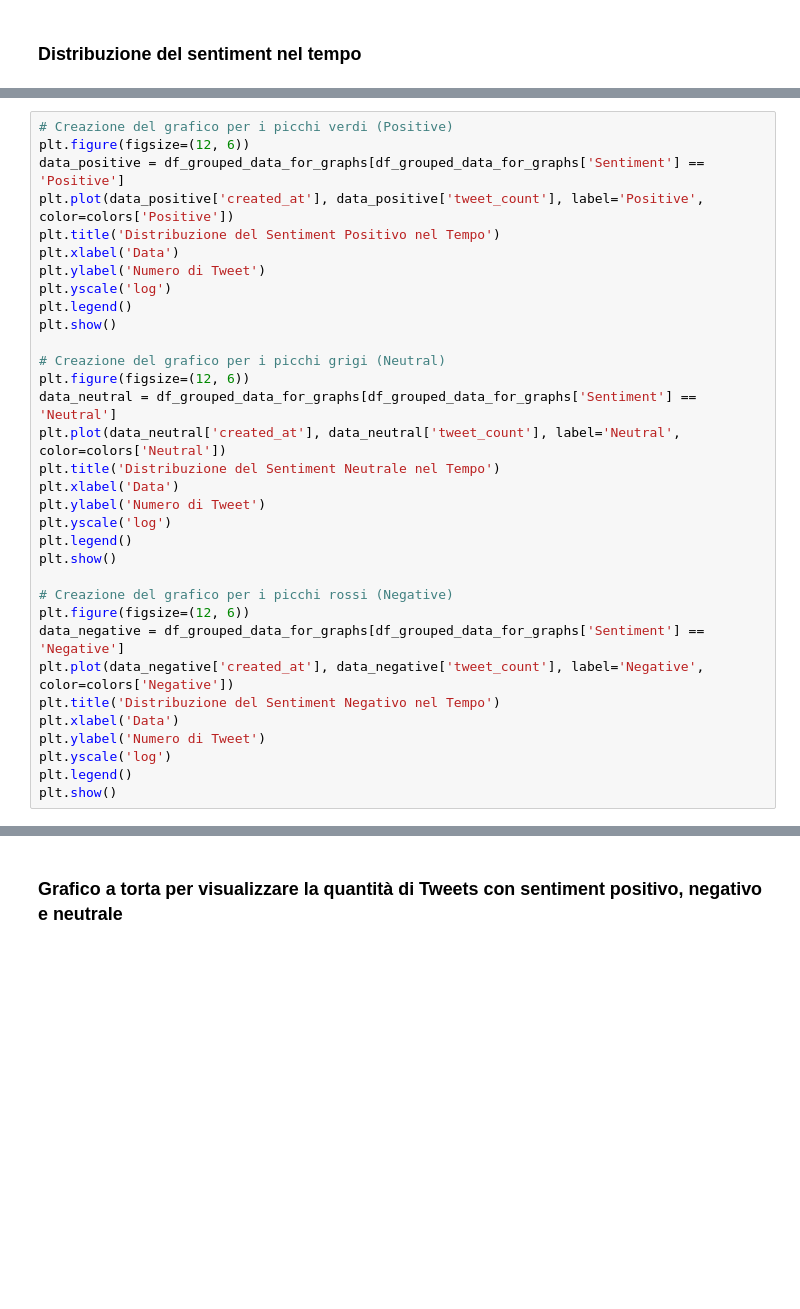
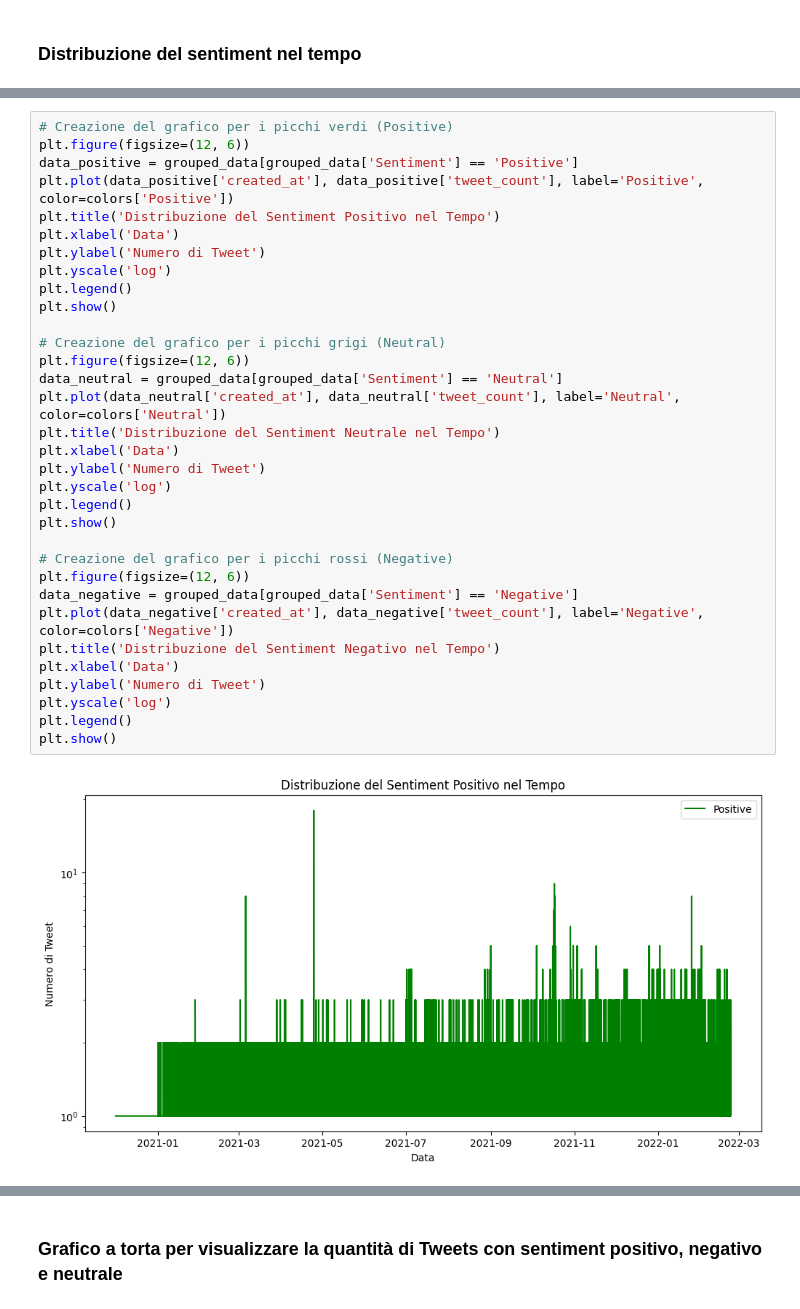
Before and after one commit to riccardospini98/Blockchain, a Jupyter notebook: tweet_SA.ipynb, the cells around one changed output, grey strips where cells are left out. Drawn from its saved outputs; the diff is of its cells as text; blank space fills up the shorter version.

```diff
--- a/tweet_SA.ipynb
+++ b/tweet_SA.ipynb
@@ -831,33 +764,35 @@ plt.show()
 # %%
 # Creazione del grafico per i picchi verdi (Positive)
 plt.figure(figsize=(12, 6))
-data_positive = df_grouped_data_for_graphs[df_grouped_data_for_graphs['Sentiment'] == 'Positive']
+data_positive = grouped_data[grouped_data['Sentiment'] == 'Positive']
 plt.plot(data_positive['created_at'], data_positive['tweet_count'], label='Positive', color=colors['Positive'])
 plt.title('Distribuzione del Sentiment Positivo nel Tempo')
 plt.xlabel('Data')
 plt.ylabel('Numero di Tweet')
 plt.yscale('log')
 plt.legend()
 plt.show()
 
 # Creazione del grafico per i picchi grigi (Neutral)
 plt.figure(figsize=(12, 6))
-data_neutral = df_grouped_data_for_graphs[df_grouped_data_for_graphs['Sentiment'] == 'Neutral']
+data_neutral = grouped_data[grouped_data['Sentiment'] == 'Neutral']
 plt.plot(data_neutral['created_at'], data_neutral['tweet_count'], label='Neutral', color=colors['Neutral'])
 plt.title('Distribuzione del Sentiment Neutrale nel Tempo')
 plt.xlabel('Data')
 plt.ylabel('Numero di Tweet')
 plt.yscale('log')
 plt.legend()
 plt.show()
 
 # Creazione del grafico per i picchi rossi (Negative)
 plt.figure(figsize=(12, 6))
-data_negative = df_grouped_data_for_graphs[df_grouped_data_for_graphs['Sentiment'] == 'Negative']
+data_negative = grouped_data[grouped_data['Sentiment'] == 'Negative']
 plt.plot(data_negative['created_at'], data_negative['tweet_count'], label='Negative', color=colors['Negative'])
 plt.title('Distribuzione del Sentiment Negativo nel Tempo')
 plt.xlabel('Data')
 plt.ylabel('Numero di Tweet')
 plt.yscale('log')
 plt.legend()
 plt.show()
+# %% [output]
+[figure, added]
```
Also changed, not shown: parts of 38 cells of this notebook, 4 other files.
